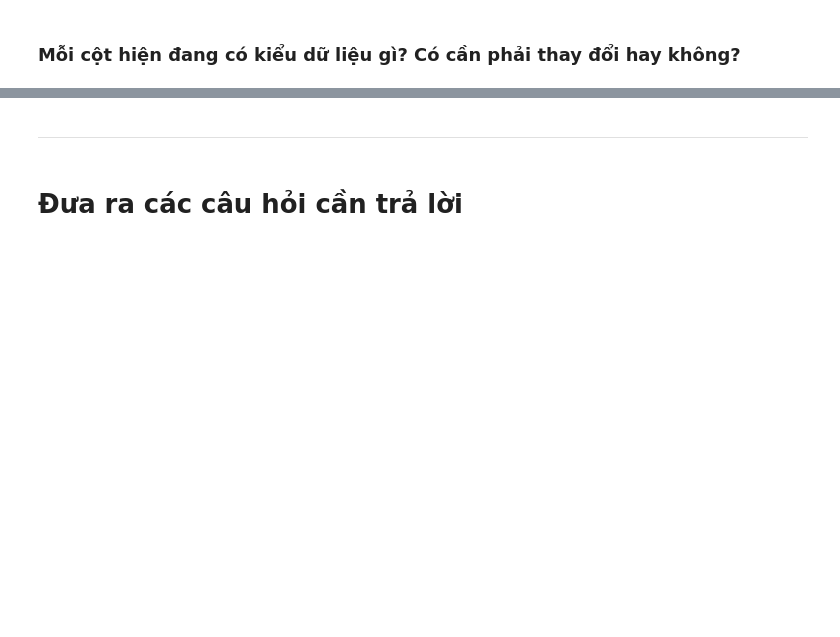
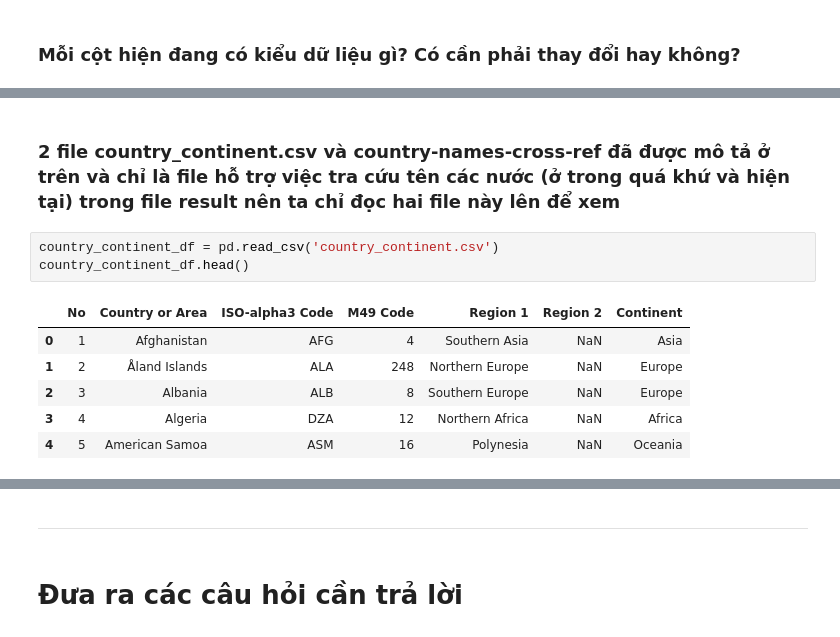
Before and after one commit to npqd/P4DS_FinalProject, a Jupyter notebook: demo.ipynb, the cells around one changed output, grey strips where cells are left out. Cells and saved outputs as stored; diff of their text form; blank space fills up the shorter version.

```diff
--- a/demo.ipynb
+++ b/demo.ipynb
@@ -141,0 +218,12 @@ test
+# %% [markdown]
+### **2 file country_continent.csv và country-names-cross-ref đã được mô tả ở trên và chỉ là file hỗ trợ việc tra cứu tên các nước (ở trong quá khứ và hiện tại) trong file result nên ta chỉ đọc hai file này lên để xem**
+# %%
+country_continent_df = pd.read_csv('country_continent.csv')
+country_continent_df.head()
+# %% [output]
+|  | No | Country or Area | ISO-alpha3 Code | M49 Code | Region 1 | Region 2 | Continent |
+| 0 | 1 | Afghanistan | AFG | 4 | Southern Asia | NaN | Asia |
+| 1 | 2 | Åland Islands | ALA | 248 | Northern Europe | NaN | Europe |
+| 2 | 3 | Albania | ALB | 8 | Southern Europe | NaN | Europe |
+| 3 | 4 | Algeria | DZA | 12 | Northern Africa | NaN | Africa |
+| 4 | 5 | American Samoa | ASM | 16 | Polynesia | NaN | Oceania |
```
Also changed, not shown: parts of 31 cells of this notebook, 5 other files.
